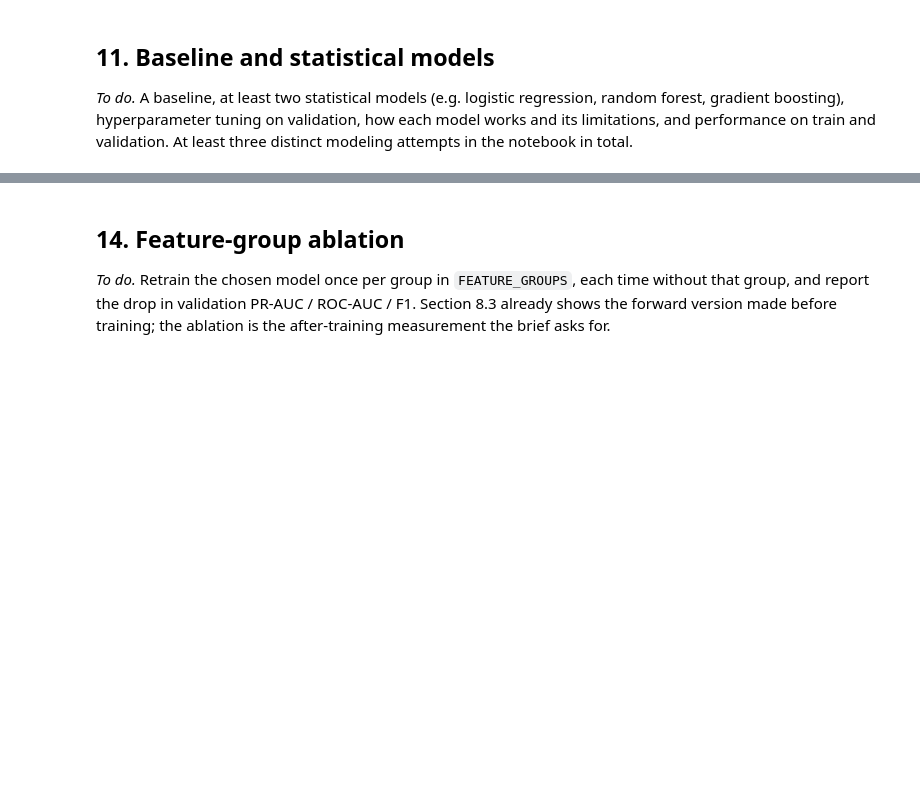
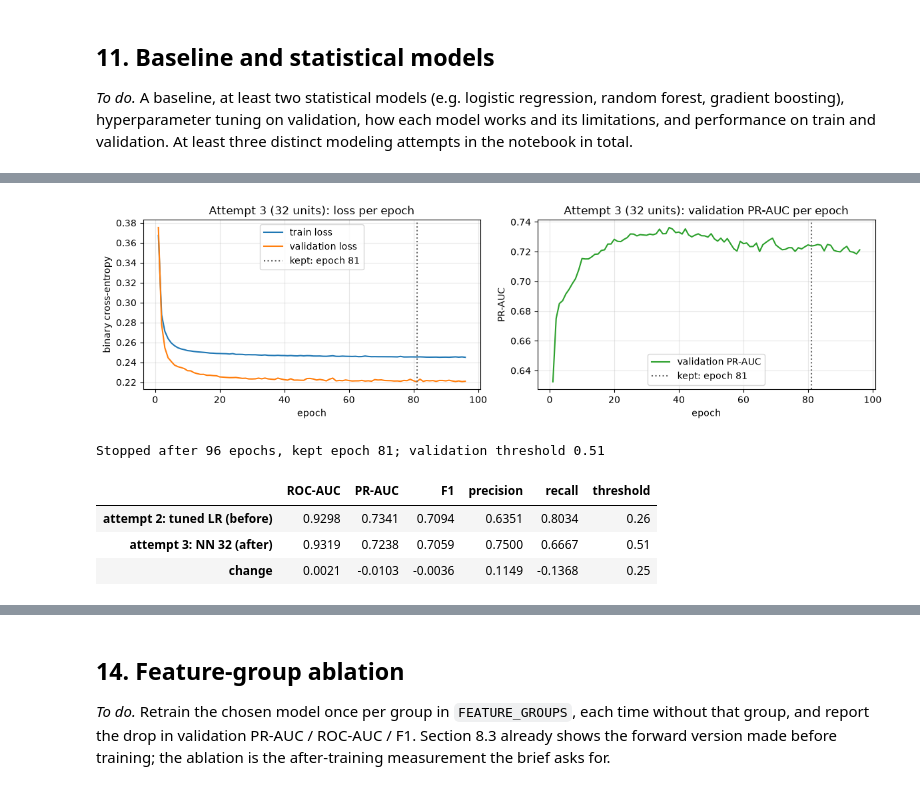
Before and after one commit to HamadaTamer/AI-Tools-Lab-F1-Project, a Jupyter notebook: F1_podium_prediction.ipynb, the cells around one changed output, grey strips where cells are left out. Cells and saved outputs as stored; diff of their text form; code cells hidden in the pictures; blank space fills up the shorter version.

```diff
--- a/F1_podium_prediction.ipynb
+++ b/F1_podium_prediction.ipynb
@@ -2612,0 +2624,10 @@ Rules: fit on train; choose hyperparameters and the threshold on validation; sco
+# %%
+modeling_attempts = {}   # attempt -> validation metrics at its own validation threshold (collected in section 13)
+
+lr_baseline = make_lr().fit(X_train, y_train)
+proba_lr_base_val = lr_baseline.predict_proba(X_val)[:, 1]
+lr_base_threshold = best_threshold(y_val, proba_lr_base_val)
+modeling_attempts['1. LR, make_lr() as is'] = evaluate(y_val, proba_lr_base_val, lr_base_threshold) | {'threshold': lr_base_threshold}
+print('Validation threshold (F1-optimal):', lr_base_threshold)
+pd.DataFrame({'train': evaluate(y_train, lr_baseline.predict_proba(X_train)[:, 1], lr_base_threshold) | {'threshold': lr_base_threshold},
+              'validation': modeling_attempts['1. LR, make_lr() as is']}).T.round(4)
@@ -2612,0 +2689,17 @@ Rules: fit on train; choose hyperparameters and the threshold on validation; sco
+# %%
+best_lr_params = {k: lr_grid.loc[0, k] for k in ['C', 'penalty', 'class_weight']}
+best_lr_params['C'] = float(best_lr_params['C'])
+best_lr_params['class_weight'] = None if best_lr_params['class_weight'] == 'none' else best_lr_params['class_weight']
+print('Selected on validation PR-AUC:', best_lr_params)
+
+lr_model = make_lr_tuned(**best_lr_params).fit(X_train, y_train)
+proba_lr_val = lr_model.predict_proba(X_val)[:, 1]
+lr_threshold = best_threshold(y_val, proba_lr_val)
+modeling_attempts['2. LR, tuned C / penalty / class weight'] = evaluate(y_val, proba_lr_val, lr_threshold) | {'threshold': lr_threshold}
+models_to_compare['logistic regression'] = lr_model
+
+lr_before_after = pd.DataFrame({'attempt 1 (before)': modeling_attempts['1. LR, make_lr() as is'],
+                                'attempt 2 (after)': modeling_attempts['2. LR, tuned C / penalty / class weight']}).T
+lr_before_after.loc['change'] = lr_before_after.iloc[1] - lr_before_after.iloc[0]
+print('Validation threshold (F1-optimal):', lr_threshold)
+lr_before_after.round(4)
@@ -2616,0 +2857,19 @@ Rules: fit on train; choose hyperparameters and the threshold on validation; sco
+# %%
+nn_small = ShallowNN(hidden=(32,)).fit(X_train, y_train, X_val, y_val)
+plot_nn_history(nn_small, 'Attempt 3 (32 units)', 'nn_attempt3_curves')
+proba_nn_small_val = nn_small.predict_proba(X_val)[:, 1]
+nn_small_threshold = best_threshold(y_val, proba_nn_small_val)
+modeling_attempts['3. NN, 1 hidden layer (32)'] = evaluate(y_val, proba_nn_small_val, nn_small_threshold) | {'threshold': nn_small_threshold}
+
+nn3_before_after = pd.DataFrame({'attempt 2: tuned LR (before)': modeling_attempts['2. LR, tuned C / penalty / class weight'],
+                                 'attempt 3: NN 32 (after)': modeling_attempts['3. NN, 1 hidden layer (32)']}).T
+nn3_before_after.loc['change'] = nn3_before_after.iloc[1] - nn3_before_after.iloc[0]
+print(f'Stopped after {len(nn_small.history_)} epochs, kept epoch {nn_small.best_epoch_}; validation threshold {nn_small_threshold}')
+nn3_before_after.round(4)
+# %% [output]
+[figure, added]
+Stopped after 96 epochs, kept epoch 81; validation threshold 0.51
+|  | ROC-AUC | PR-AUC | F1 | precision | recall | threshold |
+| attempt 2: tuned LR (before) | 0.9298 | 0.7341 | 0.7094 | 0.6351 | 0.8034 | 0.26 |
+| attempt 3: NN 32 (after) | 0.9319 | 0.7238 | 0.7059 | 0.7500 | 0.6667 | 0.51 |
+| change | 0.0021 | -0.0103 | -0.0036 | 0.1149 | -0.1368 | 0.25 |
```
Also changed, not shown: parts of 30 cells of this notebook, 4 other files.
